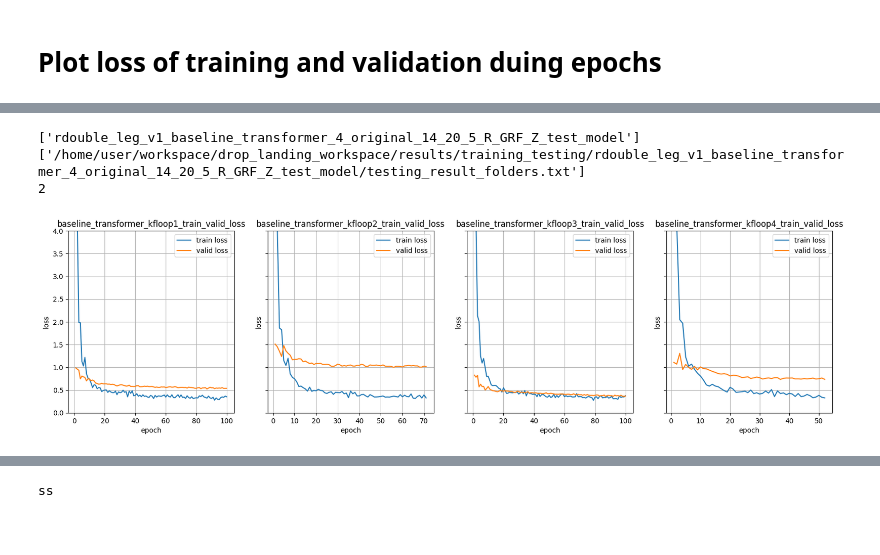
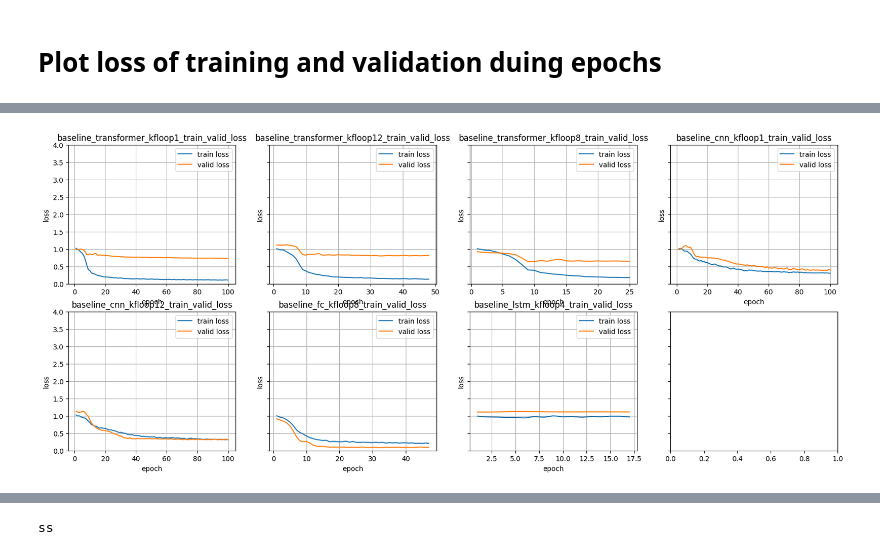
Before and after one commit to sunzhon/transfer_learning_for_droplanding, a Jupyter notebook: jupyter-lab/training_results_analysis.ipynb, the cells around one changed output, grey strips where cells are left out. Cells and saved outputs as stored; diff of their text form; code cells hidden in the pictures; blank space fills up the shorter version.

```diff
--- a/jupyter-lab/training_results_analysis.ipynb
+++ b/jupyter-lab/training_results_analysis.ipynb
@@ -17,23 +17,20 @@ def plot_loss(file_paths):
 
     axes_num = len(file_paths)
     fig, axes=plt.subplots(axes_num//5+1,4 if axes_num >=4 else axes_num%4,sharey=True);
-    fig.set_figwidth(5*axes_num)
+    fig.set_figwidth(5*(4 if axes_num >=4 else axes_num%4))
+    fig.set_figheight(4*(axes_num//5+1))
 
-    for ax, file_path in zip(axes, file_paths):
+    axes= axes.reshape(axes.size,-1)
+
+    for ax_, file_path in zip(axes, file_paths):
+        ax = ax_[0]
         train_valid_loss_data = pd.read_csv(file_path)
         train_valid_loss_data = train_valid_loss_data.iloc[:]
         ax.plot(train_valid_loss_data['epoch'], train_valid_loss_data['total_train_loss'],label="train loss")
-        ax.plot(train_valid_loss_data['epoch'], train_valid_loss_data['vali_loss'],label="valid loss")
+        ax.plot(train_valid_loss_data['epoch'], train_valid_loss_data['valid_loss'],label="valid loss")
         ax.set_xlabel("epoch");ax.set_ylabel("loss")
         ax.set_ylim([0,4])
         ax.set_title(os.path.basename(file_path)[:-4])
         ax.grid()
         ax.legend()
     plt.show()
-
-loss_file_paths = [ os.path.join(loss_file_folder, "fc_kfloop1_" + "train_valid_loss.csv")]
-loss_file_paths.append(os.path.join(loss_file_folder, "baseline_cnn_kfloop1_" + "train_valid_loss.csv"))
-loss_file_paths.append(os.path.join(loss_file_folder, "lstm_kfloop1_" + "train_valid_loss.csv"))
-loss_file_paths.append(os.path.join(loss_file_folder, "baseline_transformer_kfloop1_" + "train_valid_loss.csv"))
-
-plot_loss(loss_file_paths)
@@ -42,27 +37,16 @@ plot_loss(loss_file_paths)
 # %%
 # 1) load result path list
 result_folder_names = read_result_folder_file("tmp_result_folders.txt")
-#result_folders = read_result_folder_file("da_e_rotation.txt")
-print(result_folder_names)
-result_count_file = [os.path.join(RESULTS_PATH, "training_testing", result_folder,"testing_result_folders.txt")
-                                   for result_folder in result_folder_names]
-print(result_count_file)
 
 result_dirname = [os.path.join(RESULTS_PATH, "training_testing", result_folder) for result_folder in result_folder_names]
 loss_file_paths=[]
-dir = result_dirname[0]
+for dir in result_dirname:
+    for parent, dirnames, filenames in os.walk(dir):
+        for filename in filenames:
+            if("train_valid_loss" in filename):
+                tmp = os.path.join(parent, filename)
+                loss_file_paths.append(tmp)
 
-for parent, dirnames, filenames in os.walk(dir):
-    for filename in filenames:
-        if("train_valid_loss" in filename):
-            tmp = os.path.join(parent, filename)
-            loss_file_paths.append(tmp)
-
-
-print(2%4)
-plot_loss(loss_file_paths[1:5])
+plot_loss(loss_file_paths[1::11])
 # %% [output]
-['rdouble_leg_v1_baseline_transformer_4_original_14_20_5_R_GRF_Z_test_model']
-['/home/user/workspace/drop_landing_workspace/results/training_testing/rdouble_leg_v1_baseline_transformer_4_original_14_20_5_R_GRF_Z_test_model/testing_result_folders.txt']
-2
-[figure, old version]
+[figure, new version]
```
Also changed, not shown: parts of 2 cells of this notebook, 1 other file.
